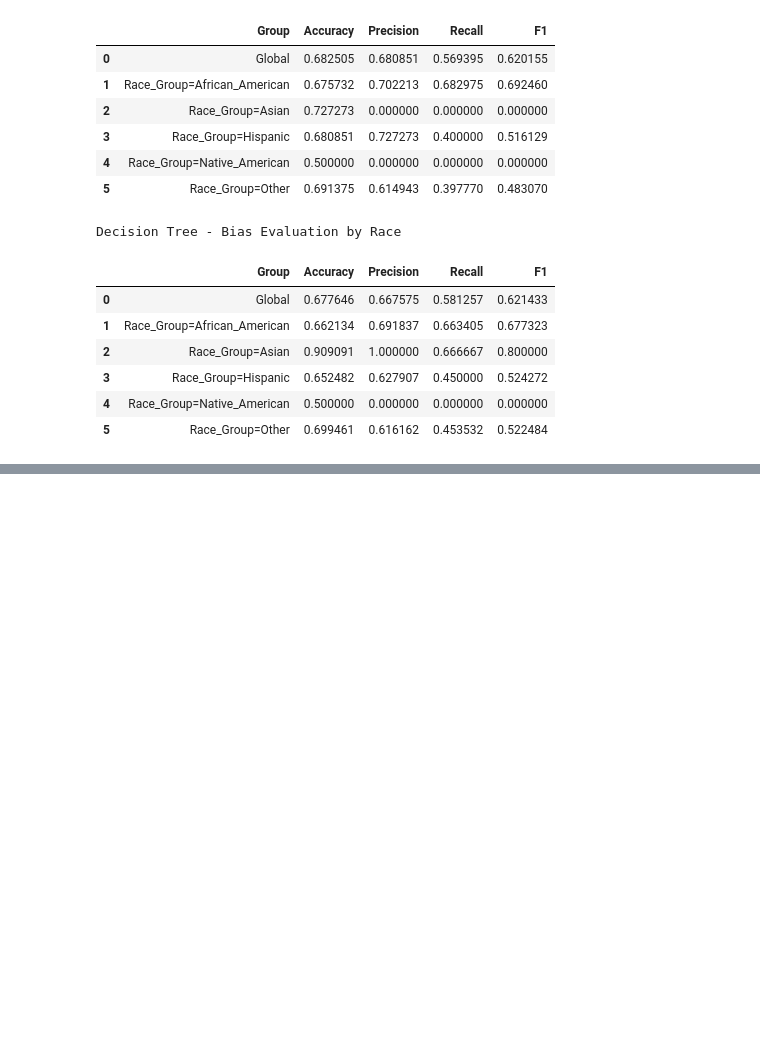
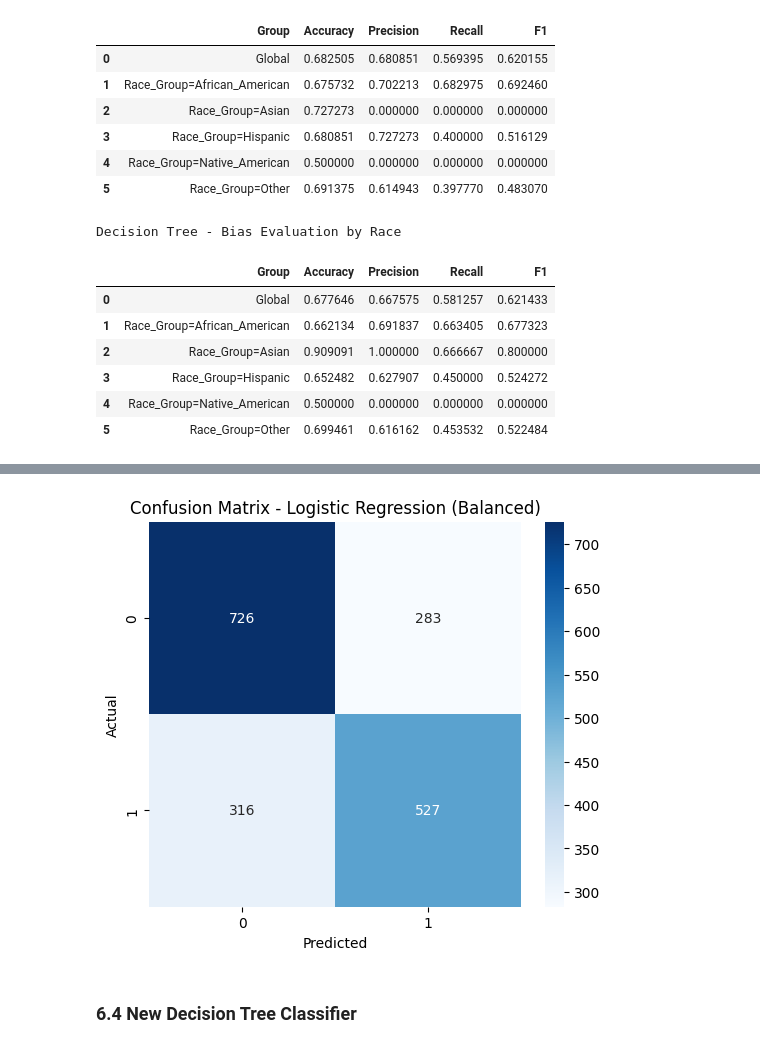
Before and after one commit to MelissaPerez09/fair-ai-compass, a Jupyter notebook: src/main.ipynb, the cells around one changed output, grey strips where cells are left out. Saved outputs shown, nothing was run; the diff lists cells and outputs as text; code cells hidden in the pictures; blank space fills up the shorter version.

Commit message:
feat: bias mitigation graphs and tables

```diff
--- a/src/main.ipynb
+++ b/src/main.ipynb
@@ -738,0 +756,9 @@ Decision Tree - Bias Evaluation by Race
+# %%
+numeric_features = ["Number_of_Priors"]
+binary_features = [
+    "score_factor",
+    "Age_Above_FourtyFive",
+    "Age_Below_TwentyFive",
+    "Female",
+    "Misdemeanor"
+]
@@ -738,0 +767,7 @@ Decision Tree - Bias Evaluation by Race
+# %%
+preprocessor = ColumnTransformer(
+    transformers=[
+        ("num", StandardScaler(), numeric_features),
+        ("bin", "passthrough", binary_features)
+    ]
+)
@@ -738,0 +776,8 @@ Decision Tree - Bias Evaluation by Race
+# %%
+lr_pipeline = Pipeline(steps=[
+    ("preprocessor", preprocessor),
+    ("clf", LogisticRegression(max_iter=1000, class_weight="balanced"))
+])
+# %%
+lr_pipeline.fit(X_train, y_train)
+y_pred_lr = lr_pipeline.predict(X_test)
@@ -738,0 +801,15 @@ Decision Tree - Bias Evaluation by Race
+# %%
+# Confusion Matrix - Logistic Regression (Balanced)
+cm_lr_bal = confusion_matrix(y_test, y_pred_lr)
+
+plt.figure(figsize=(6,5))
+sns.heatmap(cm_lr_bal, annot=True, fmt="d", cmap="Blues",
+            xticklabels=[0,1], yticklabels=[0,1])
+plt.xlabel("Predicted")
+plt.ylabel("Actual")
+plt.title("Confusion Matrix - Logistic Regression (Balanced)")
+plt.show()
+# %% [output]
+[figure, added]
+# %% [markdown]
+### 6.4 New Decision Tree Classifier
```
Also changed, not shown: parts of 22 cells of this notebook, 14 other files.
